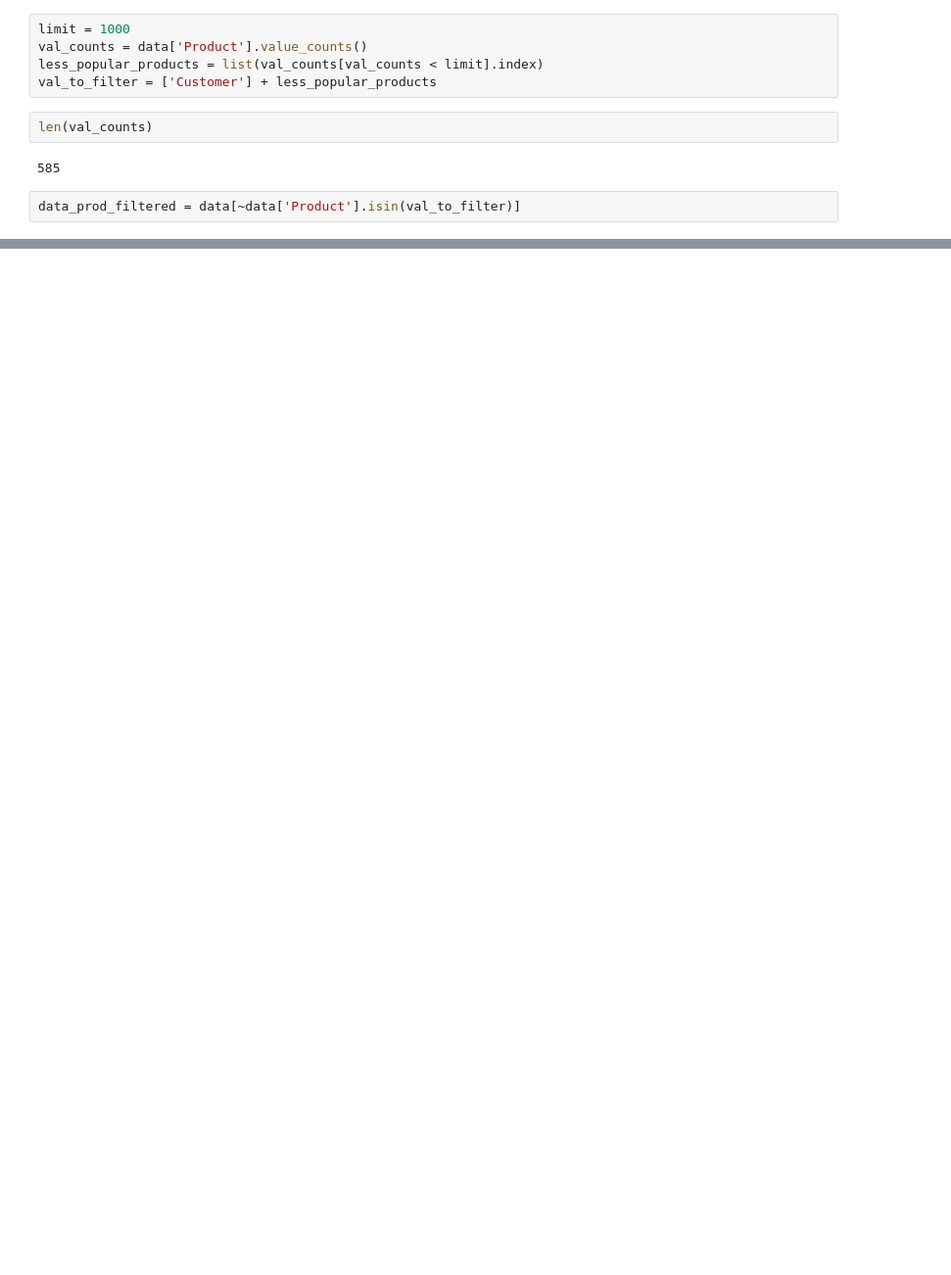
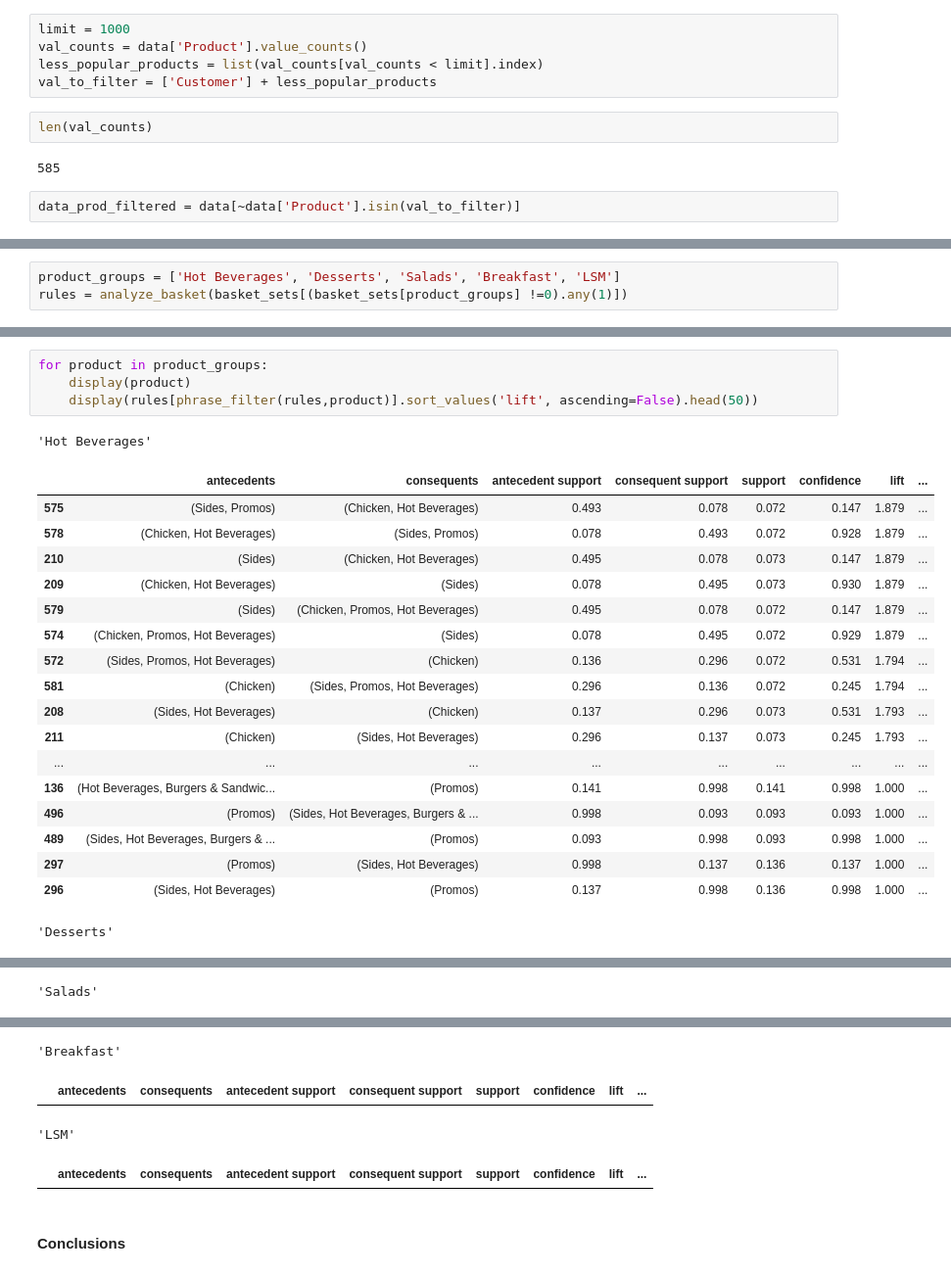
Before and after one commit to tooploox/amrest_poc, a Jupyter notebook: notebooks/basket_analysis.ipynb, the cells around one changed output, grey strips where cells are left out. Shown: that part at 98% size. Saved outputs shown, nothing was run; the diff lists cells and outputs as text; blank space fills up the shorter version.

```diff
--- a/notebooks/basket_analysis.ipynb
+++ b/notebooks/basket_analysis.ipynb
@@ -230,0 +354,3 @@ data_prod_filtered = data[~data['Product'].isin(val_to_filter)]
+# %%
+product_groups = ['Hot Beverages', 'Desserts', 'Salads', 'Breakfast', 'LSM']
+rules = analyze_basket(basket_sets[(basket_sets[product_groups] !=0).any(1)])
@@ -230,0 +373,24 @@ data_prod_filtered = data[~data['Product'].isin(val_to_filter)]
+# %%
+for product in product_groups:
+    display(product)
+    display(rules[phrase_filter(rules,product)].sort_values('lift', ascending=False).head(50))
+# %% [output]
+'Hot Beverages'
+|  | antecedents | consequents | antecedent support | consequent support | support | confidence | lift | ... |
+| 575 | (Sides, Promos) | (Chicken, Hot Beverages) | 0.493 | 0.078 | 0.072 | 0.147 | 1.879 | ... |
+| 578 | (Chicken, Hot Beverages) | (Sides, Promos) | 0.078 | 0.493 | 0.072 | 0.928 | 1.879 | ... |
+| 210 | (Sides) | (Chicken, Hot Beverages) | 0.495 | 0.078 | 0.073 | 0.147 | 1.879 | ... |
+| 209 | (Chicken, Hot Beverages) | (Sides) | 0.078 | 0.495 | 0.073 | 0.930 | 1.879 | ... |
+| 579 | (Sides) | (Chicken, Promos, Hot Beverages) | 0.495 | 0.078 | 0.072 | 0.147 | 1.879 | ... |
+| 574 | (Chicken, Promos, Hot Beverages) | (Sides) | 0.078 | 0.495 | 0.072 | 0.929 | 1.879 | ... |
+| 572 | (Sides, Promos, Hot Beverages) | (Chicken) | 0.136 | 0.296 | 0.072 | 0.531 | 1.794 | ... |
+| 581 | (Chicken) | (Sides, Promos, Hot Beverages) | 0.296 | 0.136 | 0.072 | 0.245 | 1.794 | ... |
+| 208 | (Sides, Hot Beverages) | (Chicken) | 0.137 | 0.296 | 0.073 | 0.531 | 1.793 | ... |
+| 211 | (Chicken) | (Sides, Hot Beverages) | 0.296 | 0.137 | 0.073 | 0.245 | 1.793 | ... |
+| ... | ... | ... | ... | ... | ... | ... | ... | ... |
+| 136 | (Hot Beverages, Burgers & Sandwic... | (Promos) | 0.141 | 0.998 | 0.141 | 0.998 | 1.000 | ... |
+| 496 | (Promos) | (Sides, Hot Beverages, Burgers & ... | 0.998 | 0.093 | 0.093 | 0.093 | 1.000 | ... |
+| 489 | (Sides, Hot Beverages, Burgers & ... | (Promos) | 0.093 | 0.998 | 0.093 | 0.998 | 1.000 | ... |
+| 297 | (Promos) | (Sides, Hot Beverages) | 0.998 | 0.137 | 0.136 | 0.137 | 1.000 | ... |
+| 296 | (Sides, Hot Beverages) | (Promos) | 0.137 | 0.998 | 0.136 | 0.998 | 1.000 | ... |
+'Desserts'
@@ -230,0 +414 @@ data_prod_filtered = data[~data['Product'].isin(val_to_filter)]
+'Salads'
@@ -230,0 +432,6 @@ data_prod_filtered = data[~data['Product'].isin(val_to_filter)]
+'Breakfast'
+|  | antecedents | consequents | antecedent support | consequent support | support | confidence | lift | ... |
+'LSM'
+|  | antecedents | consequents | antecedent support | consequent support | support | confidence | lift | ... |
+# %% [markdown]
+#### Conclusions
```
Also changed, not shown: parts of 71 cells of this notebook, 1 other file.
